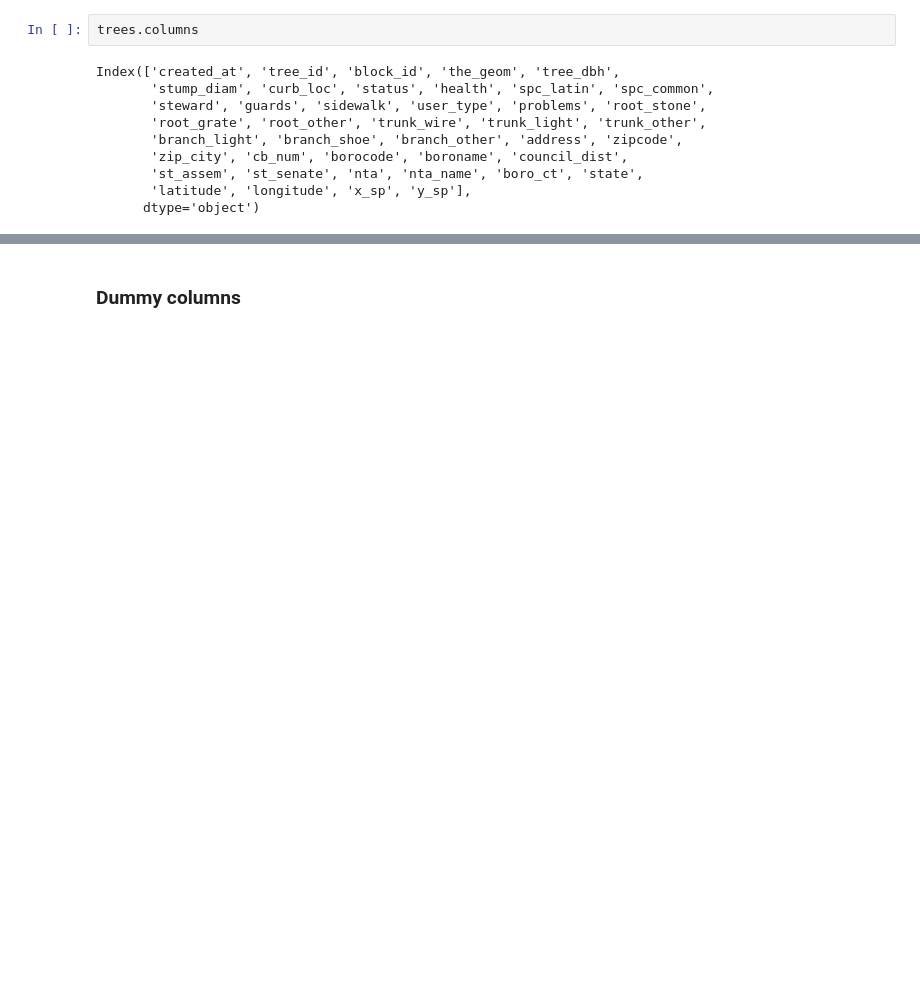
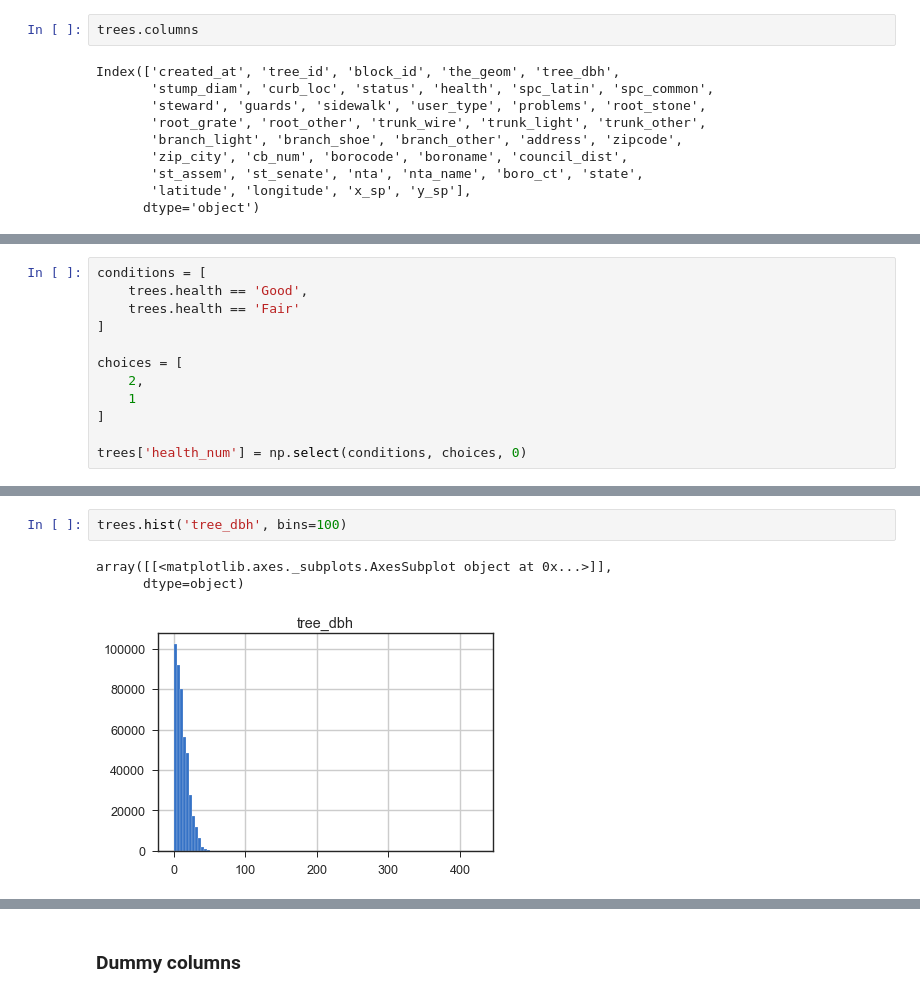
Before and after one commit to p-szymo/nyc_trees, a Jupyter notebook: nyc_trees_workbook.ipynb, the cells around one changed output, grey strips where cells are left out. Saved outputs shown, nothing was run; the diff lists cells and outputs as text; blank space fills up the shorter version.

```diff
--- a/nyc_trees_workbook.ipynb
+++ b/nyc_trees_workbook.ipynb
@@ -280,0 +249,12 @@ trees.head()
+# %%
+conditions = [
+    trees.health == 'Good',
+    trees.health == 'Fair'
+]
+
+choices = [
+    2,
+    1
+]
+
+trees['health_num'] = np.select(conditions, choices, 0)
@@ -280,0 +275,6 @@ trees.head()
+# %%
+trees.hist('tree_dbh', bins=100)
+# %% [output]
+array([[<matplotlib.axes._subplots.AxesSubplot object at 0x...>]],
+      dtype=object)
+[figure, added]
```
Also changed, not shown: parts of 136 cells of this notebook, 4 other files.
